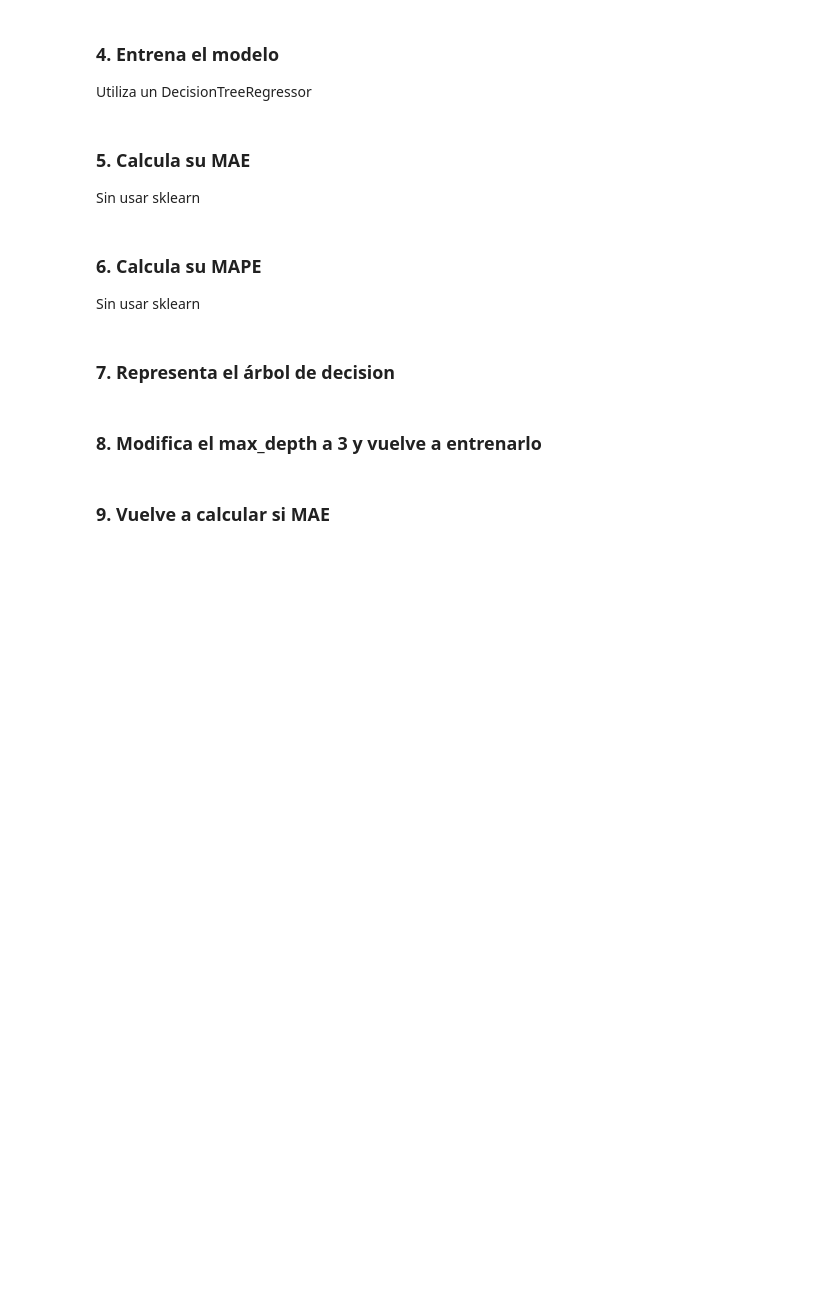
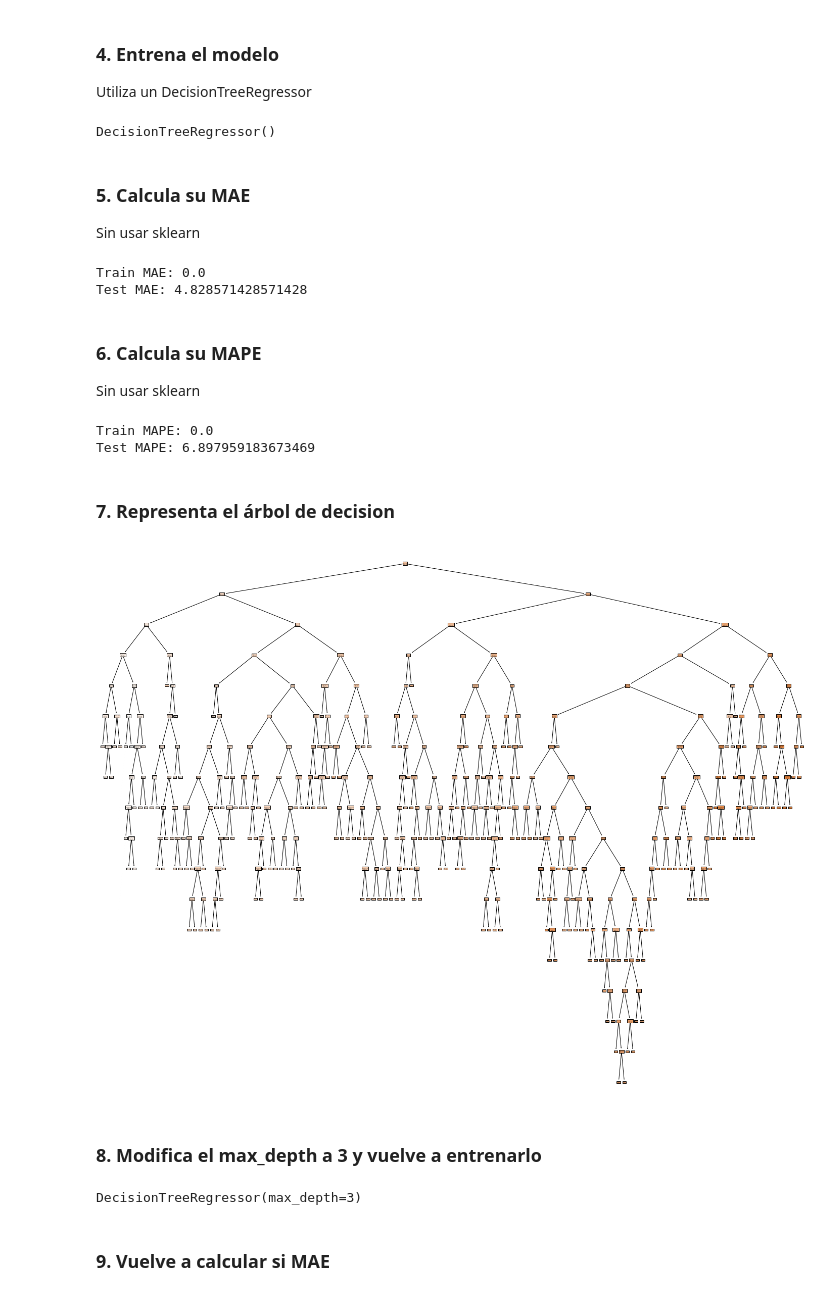
Before and after one commit to Garcipaldis/bridge_datascience_JorgeGarcia, a Jupyter notebook: Excercises/W10D1/1_Regression_Tree.ipynb, the cells around one changed output. Saved outputs shown, nothing was run; the diff lists cells and outputs as text; code cells hidden in the pictures; blank space fills up the shorter version.

```diff
--- a/Excercises/W10D1/1_Regression_Tree.ipynb
+++ b/Excercises/W10D1/1_Regression_Tree.ipynb
@@ -21,7 +21,7 @@ Son datos de temperaturas tomados de la ciudad de Seattle. El objetivo es intent
 import pandas as pd
 import numpy as np
 
-df = pd.read_csv('data/temps.csv')
+df = pd.read_csv('temps.csv')
 df.head()
 # %% [output]
 |  | year | month | day | week | temp_2 | temp_1 | average | actual | forecast_noaa | forecast_acc | ... |
@@ -37,17 +43,66 @@ df = pd.get_dummies(df)
 # %% [markdown]
 ### 3. Divide en train y test
+# %%
+import numpy as np
+from sklearn.model_selection import train_test_split
+
+X = np.array(df.drop('actual', axis=1))
+y = np.array(df.actual)
+
+X_train, X_test, y_train, y_test = train_test_split(X, y, test_size=0.2, random_state=42)
 # %% [markdown]
 ### 4. Entrena el modelo
 Utiliza un DecisionTreeRegressor
+# %%
+from sklearn.tree import DecisionTreeRegressor
+
+dtr = DecisionTreeRegressor()
+dtr.fit(X_train, y_train)
+# %% [output]
+DecisionTreeRegressor()
 # %% [markdown]
 ### 5. Calcula su MAE
 Sin usar sklearn
+# %%
+def mean_absolute_error(y_predict, y_test):
+    return sum(abs(y_predict - y_test))/len(y_test)
+
+y_pred_train = dtr.predict(X_train)
+y_pred_test = dtr.predict(X_test)
+
+print('Train MAE:', mean_absolute_error(y_pred_train, y_train))
+print('Test MAE:', mean_absolute_error(y_pred_test, y_test))
+# %% [output]
+Train MAE: 0.0
+Test MAE: 4.828571428571428
 # %% [markdown]
 ### 6. Calcula su MAPE
 Sin usar sklearn
+# %%
+print('Train MAPE:', (mean_absolute_error(y_pred_train, y_train)*100)/len(y_train))
+print('Test MAPE:', (mean_absolute_error(y_pred_test, y_test)*100)/len(y_test))
+# %% [output]
+Train MAPE: 0.0
+Test MAPE: 6.897959183673469
 # %% [markdown]
 ### 7. Representa el árbol de decision
+# %%
+from sklearn import tree
+import matplotlib.pyplot as plt
+
+fig = plt.figure(figsize=(25,20))
+_ = tree.plot_tree(dtr,
+                   feature_names=X.columns,
+                   class_names="actual",
+                   filled=True)
+# %% [output]
+[figure, added]
 # %% [markdown]
 ### 8. Modifica el max_depth a 3 y vuelve a entrenarlo
+# %%
+dtr3 = DecisionTreeRegressor(max_depth=3)
+dtr3.fit(X_train, y_train)
+# %% [output]
+DecisionTreeRegressor(max_depth=3)
 # %% [markdown]
 ### 9. Vuelve a calcular si MAE
```
Also changed, not shown: parts of 5 cells of this notebook, 18 other files.
